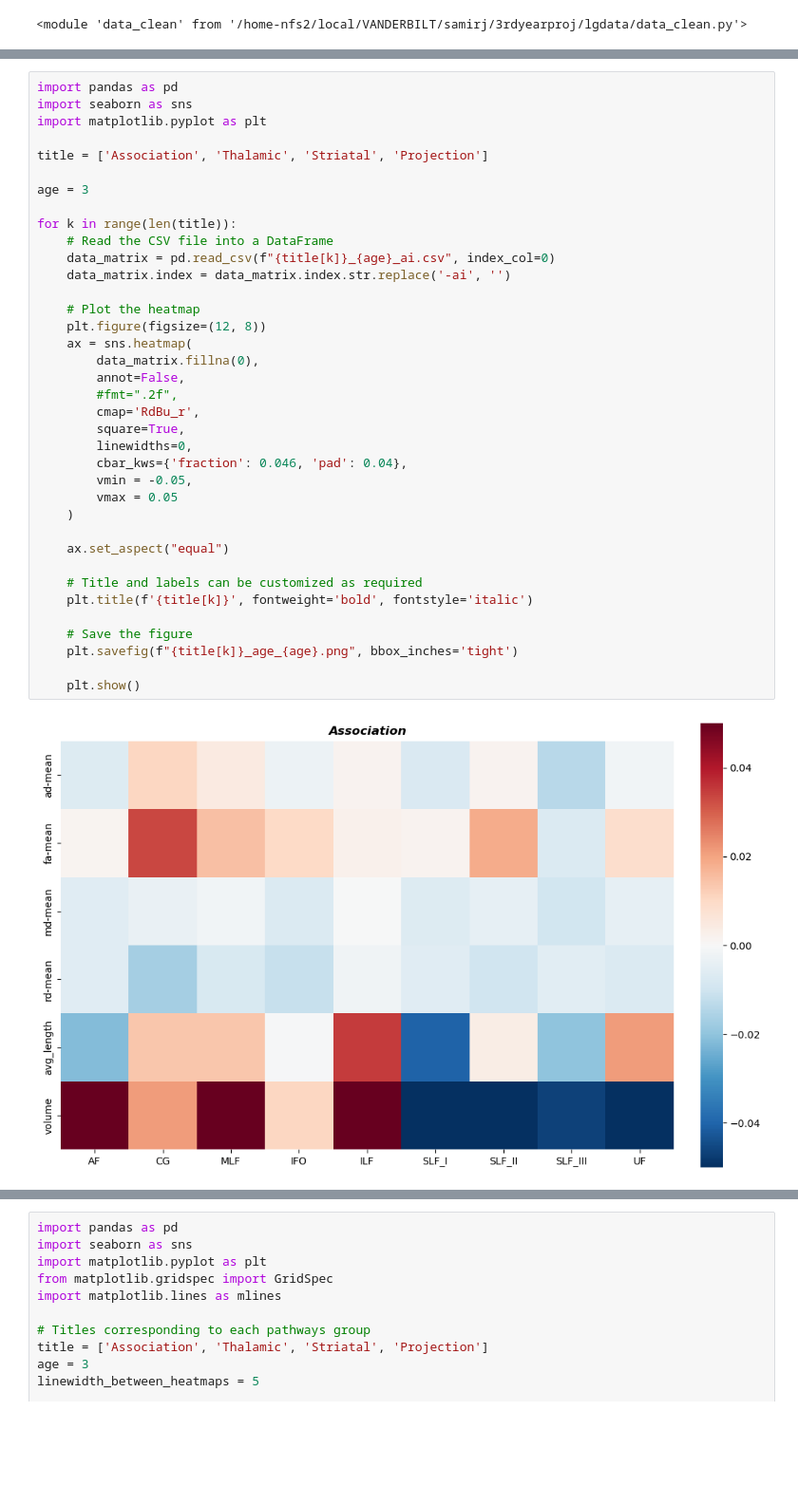
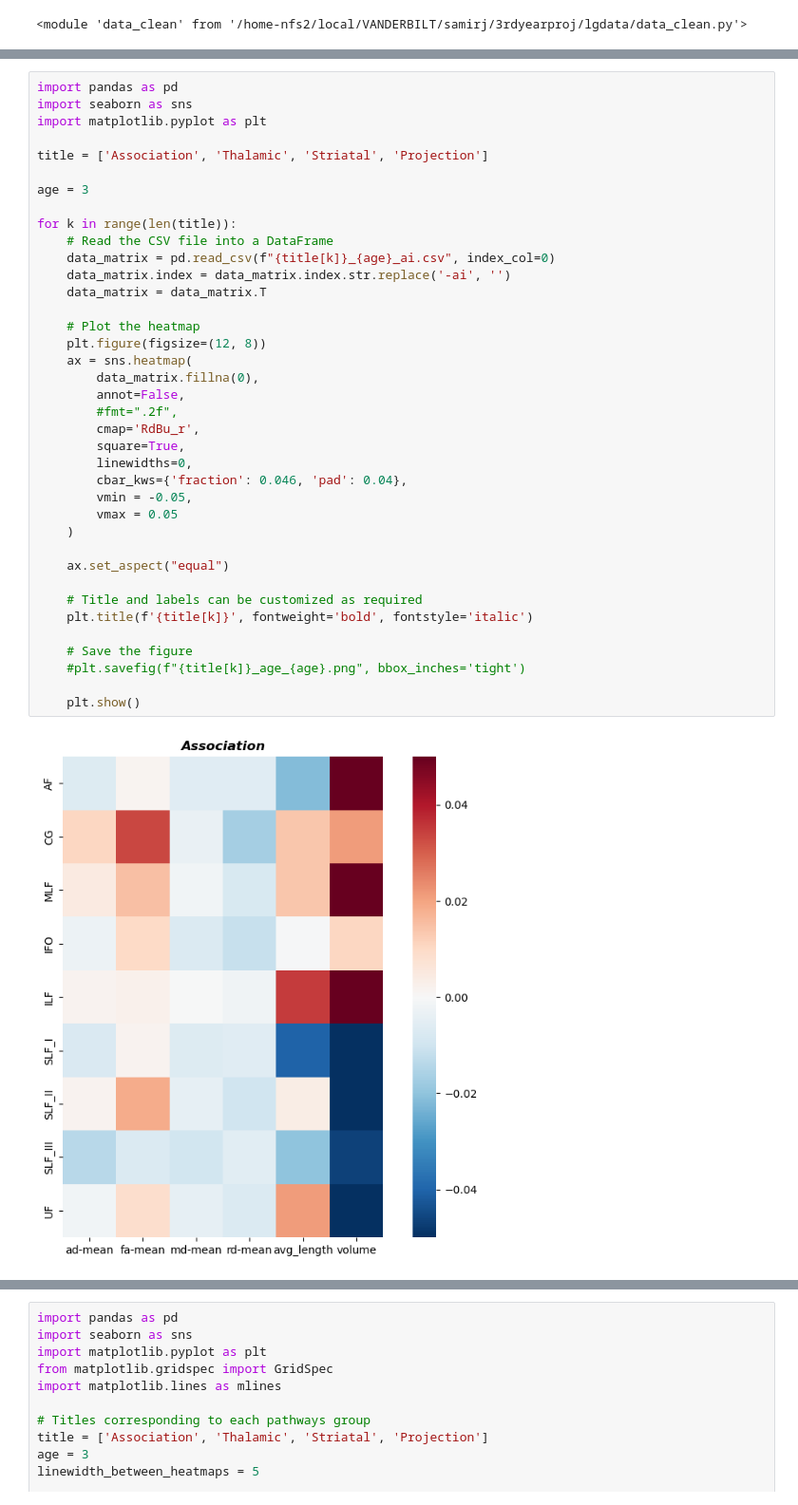
Before and after one commit to MASILab/WM_samir, a Jupyter notebook: plot_distribution.ipynb, the cells around one changed output, grey strips where cells are left out. Shown at 95% size. Drawn from its saved outputs; the diff is of its cells as text; blank space fills up the shorter version.

```diff
--- a/plot_distribution.ipynb
+++ b/plot_distribution.ipynb
@@ -381,32 +367,33 @@ title = ['Association', 'Thalamic', 'Striatal', 'Projection']
 age = 3
 
 for k in range(len(title)):
     # Read the CSV file into a DataFrame
     data_matrix = pd.read_csv(f"{title[k]}_{age}_ai.csv", index_col=0)
     data_matrix.index = data_matrix.index.str.replace('-ai', '')
+    data_matrix = data_matrix.T
 
     # Plot the heatmap
     plt.figure(figsize=(12, 8))
     ax = sns.heatmap(
         data_matrix.fillna(0),
         annot=False,
         #fmt=".2f",
         cmap='RdBu_r',
         square=True,
         linewidths=0,
         cbar_kws={'fraction': 0.046, 'pad': 0.04},
         vmin = -0.05,
         vmax = 0.05
     )
 
     ax.set_aspect("equal")
 
     # Title and labels can be customized as required
     plt.title(f'{title[k]}', fontweight='bold', fontstyle='italic')
 
     # Save the figure
-    plt.savefig(f"{title[k]}_age_{age}.png", bbox_inches='tight')
+    #plt.savefig(f"{title[k]}_age_{age}.png", bbox_inches='tight')
 
     plt.show()
 # %% [output]
-[figure, old version]
+[figure, new version]
```
Also changed, not shown: parts of 5 cells of this notebook.
